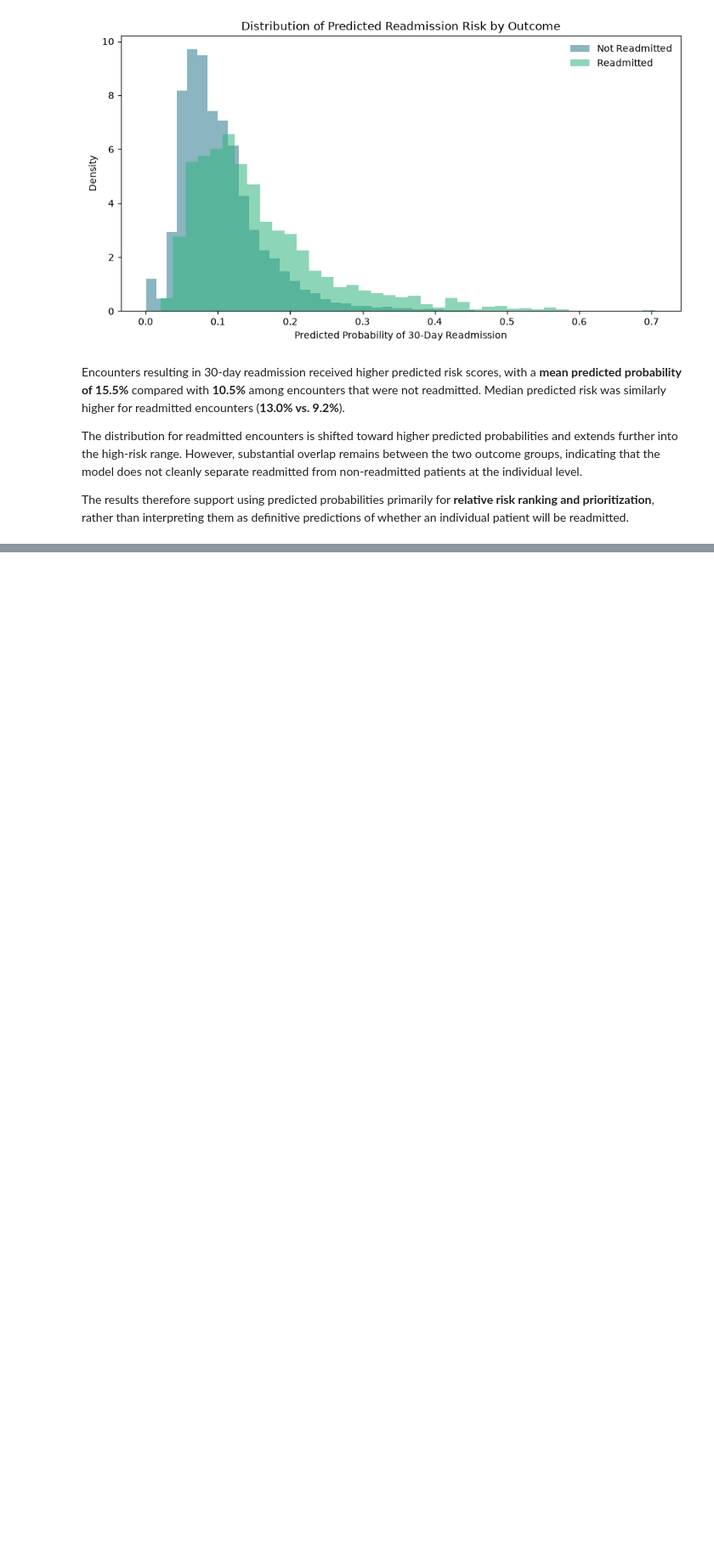
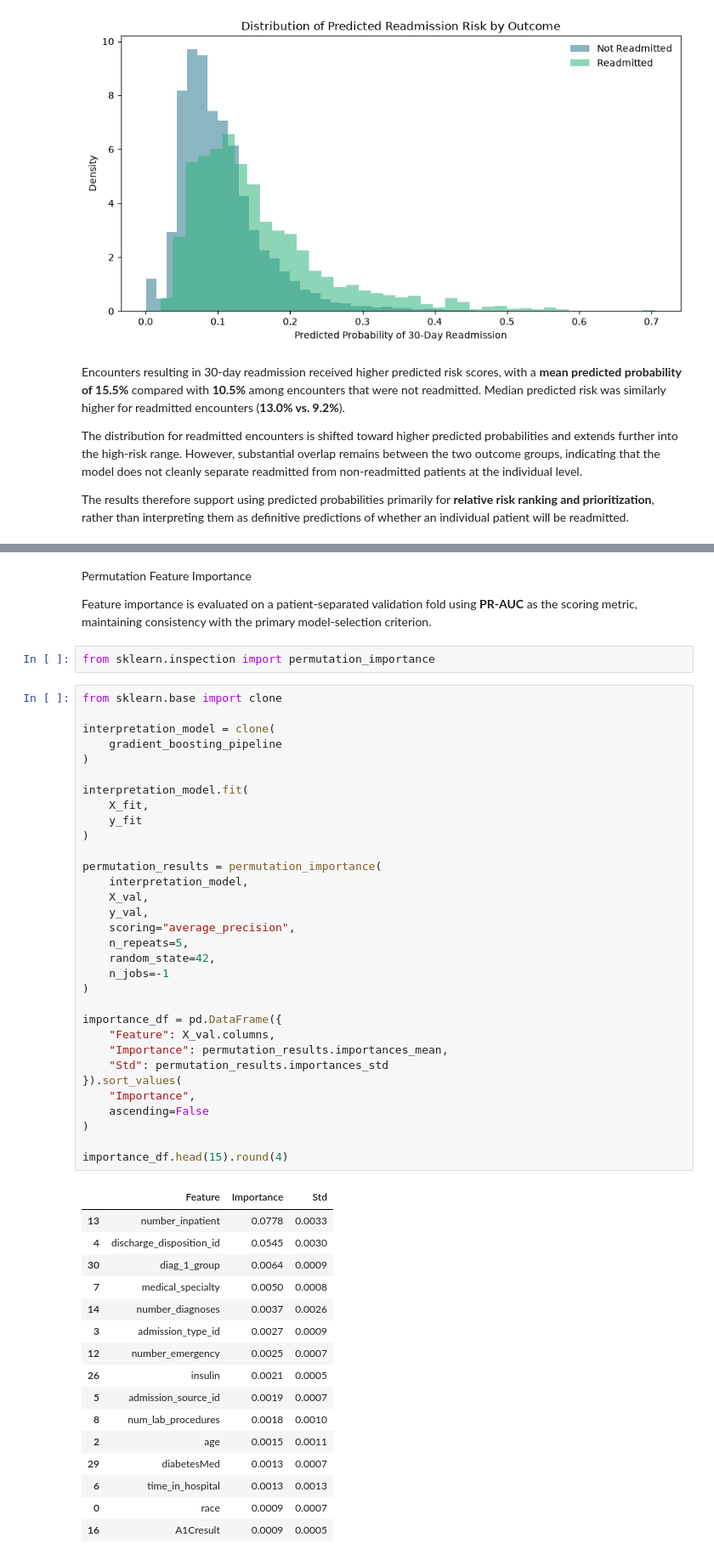
Before and after one commit to byegond-beep/hospital-readmission-resource-allocation-analytics, a Jupyter notebook: notebooks/06_model _evaluation.ipynb, the cells around one changed output, grey strips where cells are left out. Shown at 85% size. Saved outputs shown, nothing was run; the diff lists cells and outputs as text; blank space fills up the shorter version.

```diff
--- a/notebooks/06_model _evaluation.ipynb
+++ b/notebooks/06_model _evaluation.ipynb
@@ -580,0 +615,55 @@ The results therefore support using predicted probabilities primarily for **rela
+# %% [markdown]
+Permutation Feature Importance
+
+Feature importance is evaluated on a patient-separated validation fold using **PR-AUC** as the scoring metric, maintaining consistency with the primary model-selection criterion.
+# %%
+from sklearn.inspection import permutation_importance
+# %%
+from sklearn.base import clone
+
+interpretation_model = clone(
+    gradient_boosting_pipeline
+)
+
+interpretation_model.fit(
+    X_fit,
+    y_fit
+)
+
+permutation_results = permutation_importance(
+    interpretation_model,
+    X_val,
+    y_val,
+    scoring="average_precision",
+    n_repeats=5,
+    random_state=42,
+    n_jobs=-1
+)
+
+importance_df = pd.DataFrame({
+    "Feature": X_val.columns,
+    "Importance": permutation_results.importances_mean,
+    "Std": permutation_results.importances_std
+}).sort_values(
+    "Importance",
+    ascending=False
+)
+
+importance_df.head(15).round(4)
+# %% [output]
+|  | Feature | Importance | Std |
+| 13 | number_inpatient | 0.0778 | 0.0033 |
+| 4 | discharge_disposition_id | 0.0545 | 0.0030 |
+| 30 | diag_1_group | 0.0064 | 0.0009 |
+| 7 | medical_specialty | 0.0050 | 0.0008 |
+| 14 | number_diagnoses | 0.0037 | 0.0026 |
+| 3 | admission_type_id | 0.0027 | 0.0009 |
+| 12 | number_emergency | 0.0025 | 0.0007 |
+| 26 | insulin | 0.0021 | 0.0005 |
+| 5 | admission_source_id | 0.0019 | 0.0007 |
+| 8 | num_lab_procedures | 0.0018 | 0.0010 |
+| 2 | age | 0.0015 | 0.0011 |
+| 29 | diabetesMed | 0.0013 | 0.0007 |
+| 6 | time_in_hospital | 0.0013 | 0.0013 |
+| 0 | race | 0.0009 | 0.0007 |
+| 16 | A1Cresult | 0.0009 | 0.0005 |
```
Also changed, not shown: parts of 23 cells of this notebook, 1 other file.
